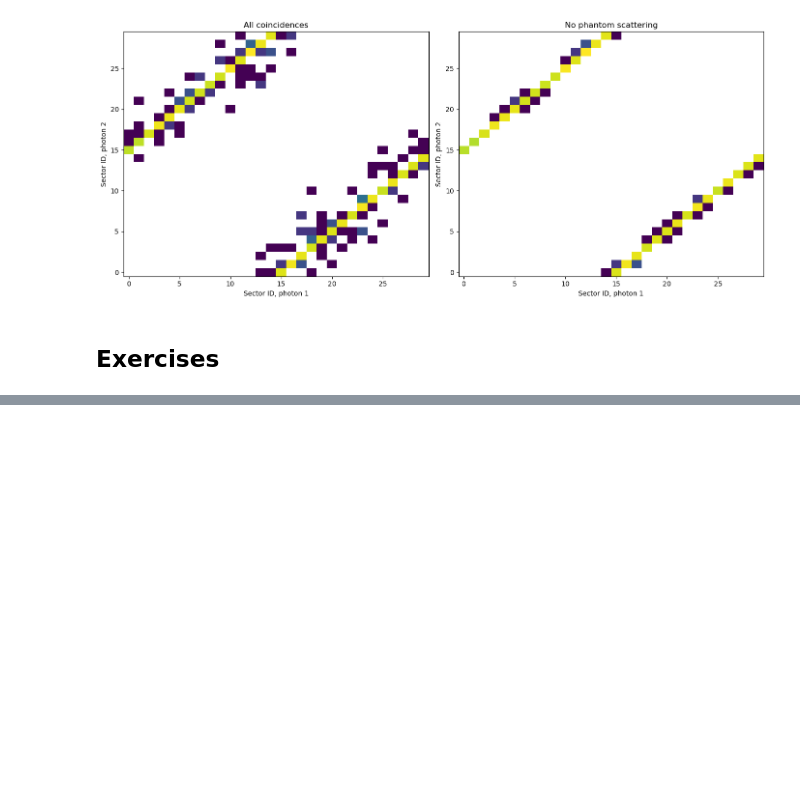
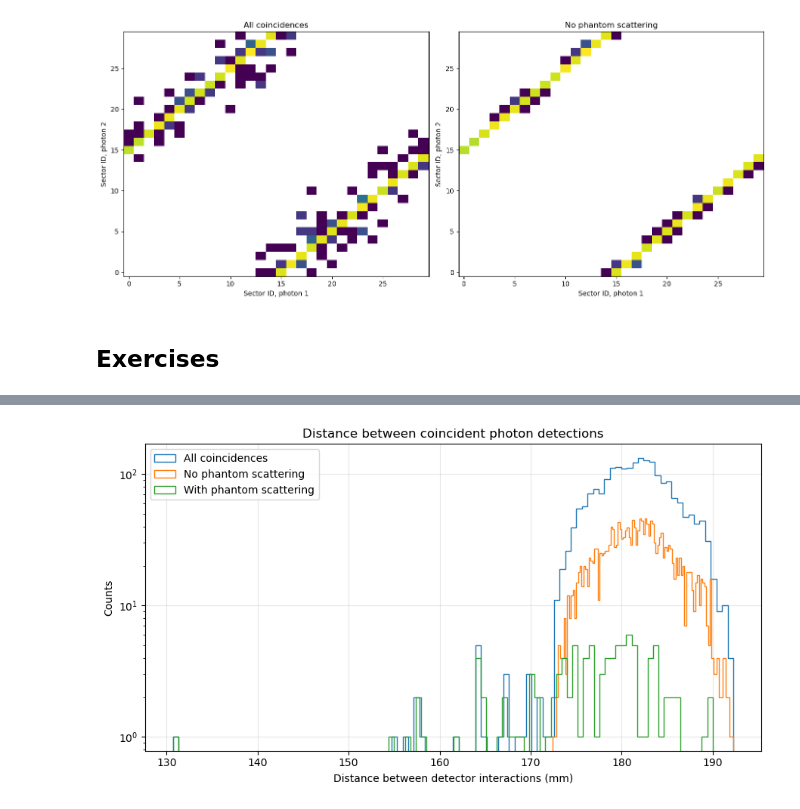
Before and after one commit to alindote/MES_2026, a Jupyter notebook: Simulacao/docker/myPET/analysis.ipynb, the cells around one changed output, grey strips where cells are left out. Drawn from its saved outputs; the diff is of its cells as text; code cells hidden in the pictures; blank space fills up the shorter version.

```diff
--- a/Simulacao/docker/myPET/analysis.ipynb
+++ b/Simulacao/docker/myPET/analysis.ipynb
@@ -353,0 +380,29 @@ Fraction without phantom scattering: 0.951
+# %%
+# distance between the detected gammas in coincidences
+
+x1 = coincidences["globalPosX1"].array(library="np")
+y1 = coincidences["globalPosY1"].array(library="np")
+z1 = coincidences["globalPosZ1"].array(library="np")
+
+x2 = coincidences["globalPosX2"].array(library="np")
+y2 = coincidences["globalPosY2"].array(library="np")
+z2 = coincidences["globalPosZ2"].array(library="np")
+
+distance = np.sqrt( (x1 - x2)**2 + (y1 - y2)**2 + (z1 - z2)**2 )
+
+plt.figure(figsize=(9, 5))
+plt.hist(distance, bins=100, histtype="step", label="All coincidences")
+plt.hist(distance[no_scatter], bins=100, histtype="step",
+         label="No phantom scattering")
+plt.hist(distance[~no_scatter], bins=100, histtype="step", label="With phantom scattering")
+
+plt.xlabel("Distance between detector interactions (mm)")
+plt.ylabel("Counts")
+plt.title("Distance between coincident photon detections")
+plt.legend()
+plt.grid(alpha=0.3)
+plt.yscale('log')
+plt.tight_layout()
+plt.show()
+# %% [output]
+[figure, added]
```
Also changed, not shown: parts of 2 cells of this notebook.
